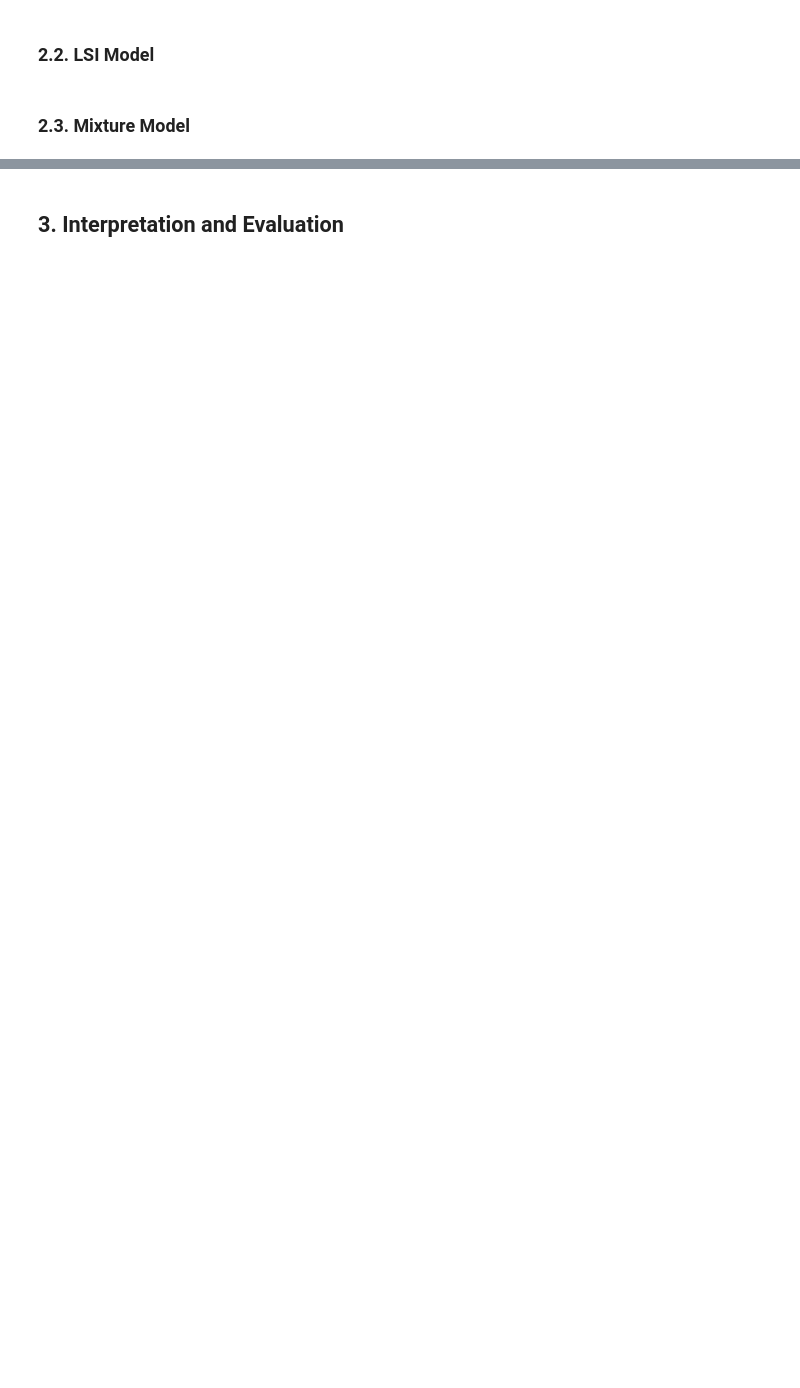
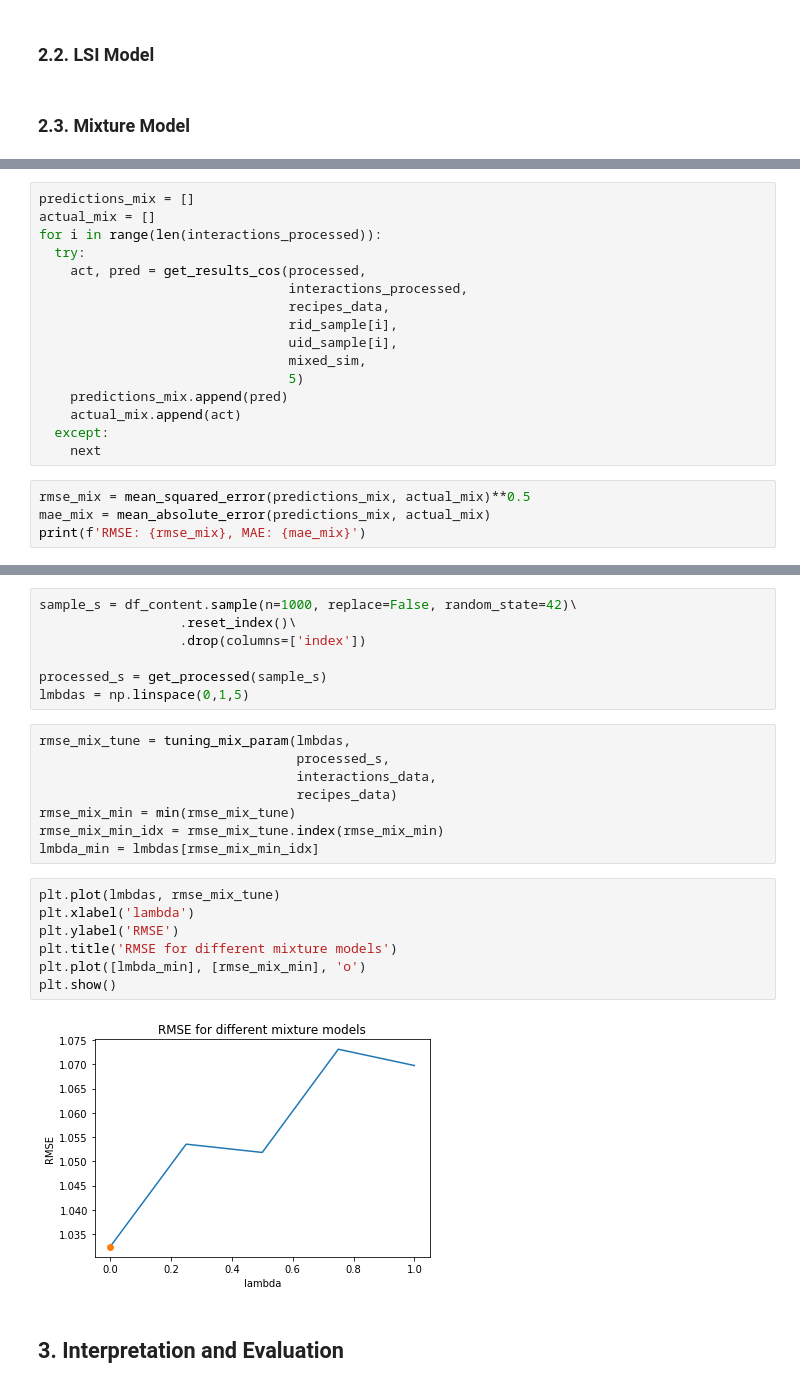
Before and after one commit to CaroHolt/WebMiningRecipeProject, a Jupyter notebook: code/Content Mining Caro.ipynb, the cells around one changed output, grey strips where cells are left out. Drawn from its saved outputs; the diff is of its cells as text; blank space fills up the shorter version.

Commit message:
Mixture Model

```diff
--- a/code/Content Mining Caro.ipynb
+++ b/code/Content Mining Caro.ipynb
@@ -128,0 +402,20 @@ KeyError: 'reviews'
+# %%
+predictions_mix = []
+actual_mix = []
+for i in range(len(interactions_processed)):
+  try:
+    act, pred = get_results_cos(processed,
+                                interactions_processed,
+                                recipes_data,
+                                rid_sample[i],
+                                uid_sample[i],
+                                mixed_sim,
+                                5)
+    predictions_mix.append(pred)
+    actual_mix.append(act)
+  except:
+    next
+# %%
+rmse_mix = mean_squared_error(predictions_mix, actual_mix)**0.5
+mae_mix = mean_absolute_error(predictions_mix, actual_mix)
+print(f'RMSE: {rmse_mix}, MAE: {mae_mix}')
@@ -129,3 +460,27 @@ KeyError: 'reviews'
+# %%
+sample_s = df_content.sample(n=1000, replace=False, random_state=42)\
+                  .reset_index()\
+                  .drop(columns=['index'])
+
+processed_s = get_processed(sample_s)
+lmbdas = np.linspace(0,1,5)
+# %%
+rmse_mix_tune = tuning_mix_param(lmbdas,
+                                 processed_s,
+                                 interactions_data,
+                                 recipes_data)
+rmse_mix_min = min(rmse_mix_tune)
+rmse_mix_min_idx = rmse_mix_tune.index(rmse_mix_min)
+lmbda_min = lmbdas[rmse_mix_min_idx]
+# %%
+plt.plot(lmbdas, rmse_mix_tune)
+plt.xlabel('lambda')
+plt.ylabel('RMSE')
+plt.title('RMSE for different mixture models')
+plt.plot([lmbda_min], [rmse_mix_min], 'o')
+plt.show()
+# %% [output]
+[figure, added]
 # %% [markdown]
 <a id='interpretation_evaluation'></a>
 ## 3. Interpretation and Evaluation
```
Also changed, not shown: parts of 30 cells of this notebook, 1 other file.
